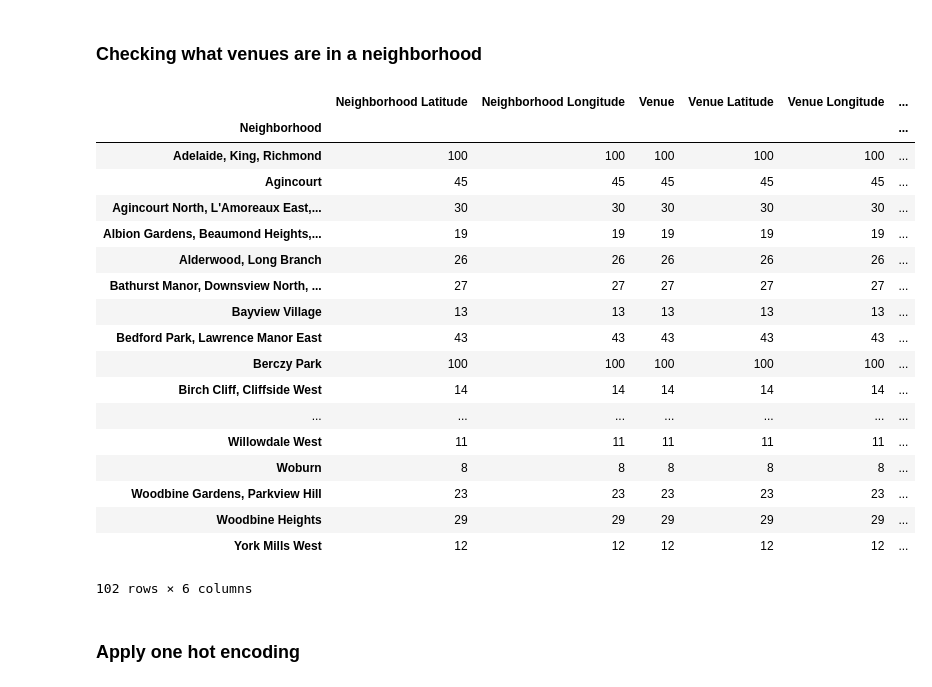
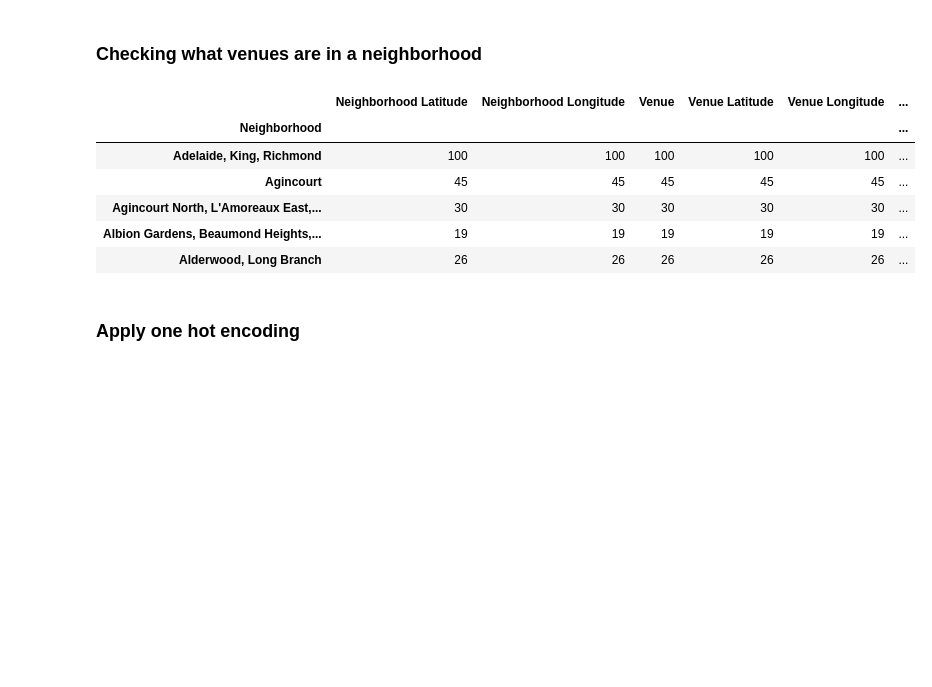
Before and after one commit to chris-moorhead/Coursera_Capstone, a Jupyter notebook: neighborhoods_clustered.ipynb, the cells around one changed output. Saved outputs shown, nothing was run; the diff lists cells and outputs as text; code cells hidden in the pictures; blank space fills up the shorter version.

```diff
--- a/neighborhoods_clustered.ipynb
+++ b/neighborhoods_clustered.ipynb
@@ -257,27 +257,15 @@ Kingsway Park South West, Mimico NW, The Queensway West, Royal York South West,
 # %% [markdown]
 ### Checking what venues are in a neighborhood
 # %%
-toronto_venues.groupby('Neighborhood').count()
+toronto_venues.groupby('Neighborhood').count().head()
 # %% [output]
 |  | Neighborhood Latitude | Neighborhood Longitude | Venue | Venue Latitude | Venue Longitude | ... |
 | Neighborhood |  |  |  |  |  | ... |
 | Adelaide, King, Richmond | 100 | 100 | 100 | 100 | 100 | ... |
 | Agincourt | 45 | 45 | 45 | 45 | 45 | ... |
 | Agincourt North, L'Amoreaux East,... | 30 | 30 | 30 | 30 | 30 | ... |
 | Albion Gardens, Beaumond Heights,... | 19 | 19 | 19 | 19 | 19 | ... |
 | Alderwood, Long Branch | 26 | 26 | 26 | 26 | 26 | ... |
-| Bathurst Manor, Downsview North, ... | 27 | 27 | 27 | 27 | 27 | ... |
-| Bayview Village | 13 | 13 | 13 | 13 | 13 | ... |
-| Bedford Park, Lawrence Manor East | 43 | 43 | 43 | 43 | 43 | ... |
-| Berczy Park | 100 | 100 | 100 | 100 | 100 | ... |
-| Birch Cliff, Cliffside West | 14 | 14 | 14 | 14 | 14 | ... |
-| ... | ... | ... | ... | ... | ... | ... |
-| Willowdale West | 11 | 11 | 11 | 11 | 11 | ... |
-| Woburn | 8 | 8 | 8 | 8 | 8 | ... |
-| Woodbine Gardens, Parkview Hill | 23 | 23 | 23 | 23 | 23 | ... |
-| Woodbine Heights | 29 | 29 | 29 | 29 | 29 | ... |
-| York Mills West | 12 | 12 | 12 | 12 | 12 | ... |
-102 rows × 6 columns
 # %% [markdown]
 ### Apply one hot encoding
 # %%
```
Also changed, not shown: parts of 1 cell of this notebook.
